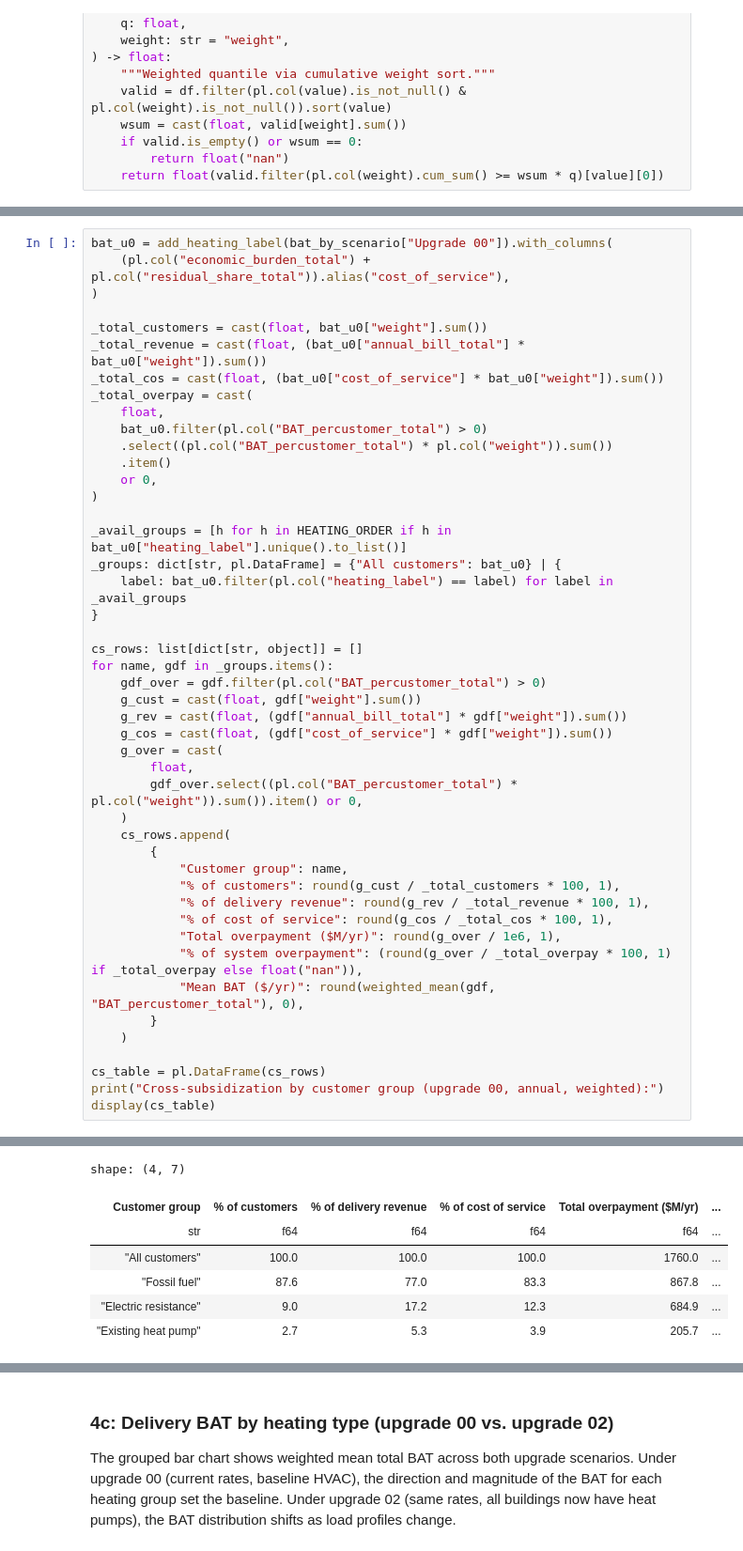
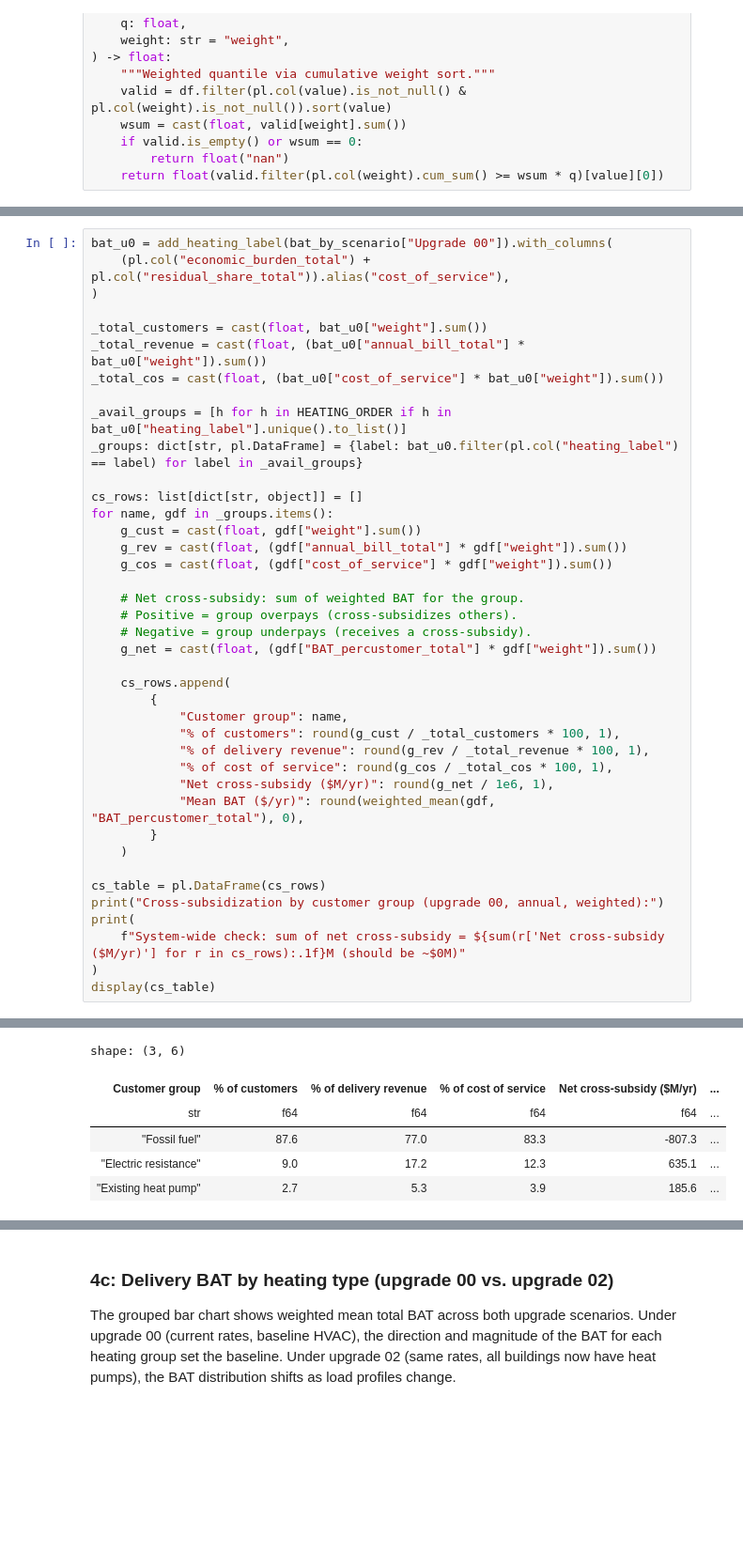
Before and after one commit to switchbox-data/reports2, a Jupyter notebook: reports/templates/cairo_run_results.ipynb, the cells around one changed output, grey strips where cells are left out. Shown at 94% size. Drawn from its saved outputs; the diff is of its cells as text; blank space fills up the shorter version.

```diff
--- a/reports/templates/cairo_run_results.ipynb
+++ b/reports/templates/cairo_run_results.ipynb
@@ -674,42 +687,36 @@ bat_u0 = add_heating_label(bat_by_scenario["Upgrade 00"]).with_columns(
 _total_customers = cast(float, bat_u0["weight"].sum())
 _total_revenue = cast(float, (bat_u0["annual_bill_total"] * bat_u0["weight"]).sum())
 _total_cos = cast(float, (bat_u0["cost_of_service"] * bat_u0["weight"]).sum())
-_total_overpay = cast(
-    float,
-    bat_u0.filter(pl.col("BAT_percustomer_total") > 0)
-    .select((pl.col("BAT_percustomer_total") * pl.col("weight")).sum())
-    .item()
-    or 0,
-)
 
 _avail_groups = [h for h in HEATING_ORDER if h in bat_u0["heating_label"].unique().to_list()]
-_groups: dict[str, pl.DataFrame] = {"All customers": bat_u0} | {
-    label: bat_u0.filter(pl.col("heating_label") == label) for label in _avail_groups
-}
+_groups: dict[str, pl.DataFrame] = {label: bat_u0.filter(pl.col("heating_label") == label) for label in _avail_groups}
 
 cs_rows: list[dict[str, object]] = []
 for name, gdf in _groups.items():
-    gdf_over = gdf.filter(pl.col("BAT_percustomer_total") > 0)
     g_cust = cast(float, gdf["weight"].sum())
     g_rev = cast(float, (gdf["annual_bill_total"] * gdf["weight"]).sum())
     g_cos = cast(float, (gdf["cost_of_service"] * gdf["weight"]).sum())
-    g_over = cast(
-        float,
-        gdf_over.select((pl.col("BAT_percustomer_total") * pl.col("weight")).sum()).item() or 0,
-    )
+
+    # Net cross-subsidy: sum of weighted BAT for the group.
+    # Positive = group overpays (cross-subsidizes others).
+    # Negative = group underpays (receives a cross-subsidy).
+    g_net = cast(float, (gdf["BAT_percustomer_total"] * gdf["weight"]).sum())
+
     cs_rows.append(
         {
             "Customer group": name,
             "% of customers": round(g_cust / _total_customers * 100, 1),
             "% of delivery revenue": round(g_rev / _total_revenue * 100, 1),
             "% of cost of service": round(g_cos / _total_cos * 100, 1),
-            "Total overpayment ($M/yr)": round(g_over / 1e6, 1),
-            "% of system overpayment": (round(g_over / _total_overpay * 100, 1) if _total_overpay else float("nan")),
+            "Net cross-subsidy ($M/yr)": round(g_net / 1e6, 1),
             "Mean BAT ($/yr)": round(weighted_mean(gdf, "BAT_percustomer_total"), 0),
         }
     )
 
 cs_table = pl.DataFrame(cs_rows)
 print("Cross-subsidization by customer group (upgrade 00, annual, weighted):")
+print(
+    f"System-wide check: sum of net cross-subsidy = ${sum(r['Net cross-subsidy ($M/yr)'] for r in cs_rows):.1f}M (should be ~$0M)"
+)
 display(cs_table)
 # %% [output]
@@ -718,7 +726,6 @@ Cross-subsidization by customer group (upgrade 00, annual, weighted):
-shape: (4, 7)
+shape: (3, 6)
-| Customer group | % of customers | % of delivery revenue | % of cost of service | Total overpayment ($M/yr) | ... |
+| Customer group | % of customers | % of delivery revenue | % of cost of service | Net cross-subsidy ($M/yr) | ... |
 | str | f64 | f64 | f64 | f64 | ... |
-| "All customers" | 100.0 | 100.0 | 100.0 | 1760.0 | ... |
-| "Fossil fuel" | 87.6 | 77.0 | 83.3 | 867.8 | ... |
-| "Electric resistance" | 9.0 | 17.2 | 12.3 | 684.9 | ... |
-| "Existing heat pump" | 2.7 | 5.3 | 3.9 | 205.7 | ... |
+| "Fossil fuel" | 87.6 | 77.0 | 83.3 | -807.3 | ... |
+| "Electric resistance" | 9.0 | 17.2 | 12.3 | 635.1 | ... |
+| "Existing heat pump" | 2.7 | 5.3 | 3.9 | 185.6 | ... |
```
Also changed, not shown: parts of 8 cells of this notebook.
